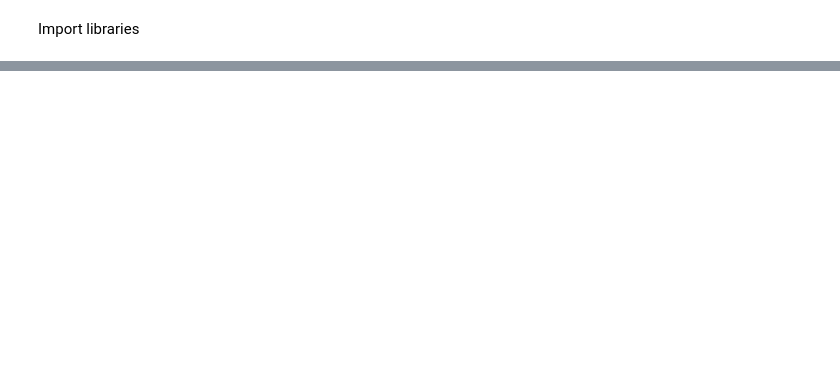
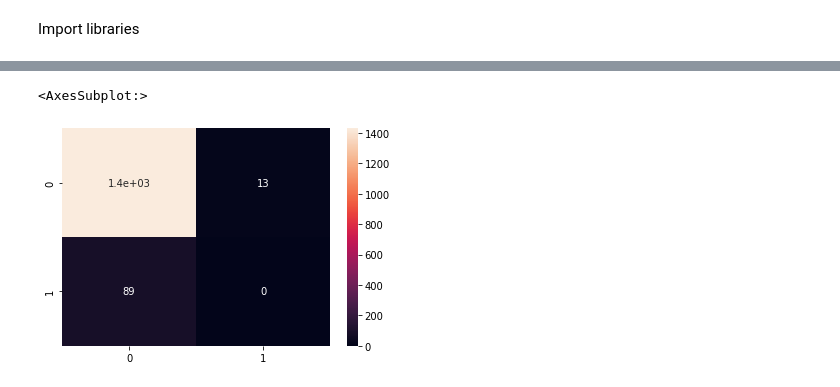
Before and after one commit to katrinenymann/data_science_exam, a Jupyter notebook: analysis.ipynb, the cells around one changed output, grey strips where cells are left out. Saved outputs shown, nothing was run; the diff lists cells and outputs as text; code cells hidden in the pictures; blank space fills up the shorter version.

```diff
--- a/analysis.ipynb
+++ b/analysis.ipynb
@@ -122,0 +221,9 @@ print("After oversampling:", X_train.shape)
+# %%
+rf = RandomForestClassifier()
+rf.fit(X_train, y_train)
+y_pred = rf.predict(X_test)
+print(f"F1 Score {f1_score(y_test, y_pred, average='macro')}")
+print(f"Accuracy {accuracy_score(y_test, y_pred)}")
+print(classification_report(y_test,y_pred))
+print()
+cf = confusion_matrix(y_test,y_pred)
@@ -122,0 +241,5 @@ print("After oversampling:", X_train.shape)
+# %%
+sns.heatmap(cf, annot = True)
+# %% [output]
+<AxesSubplot:>
+[figure, added]
```
Also changed, not shown: parts of 38 cells of this notebook, 4 other files.
